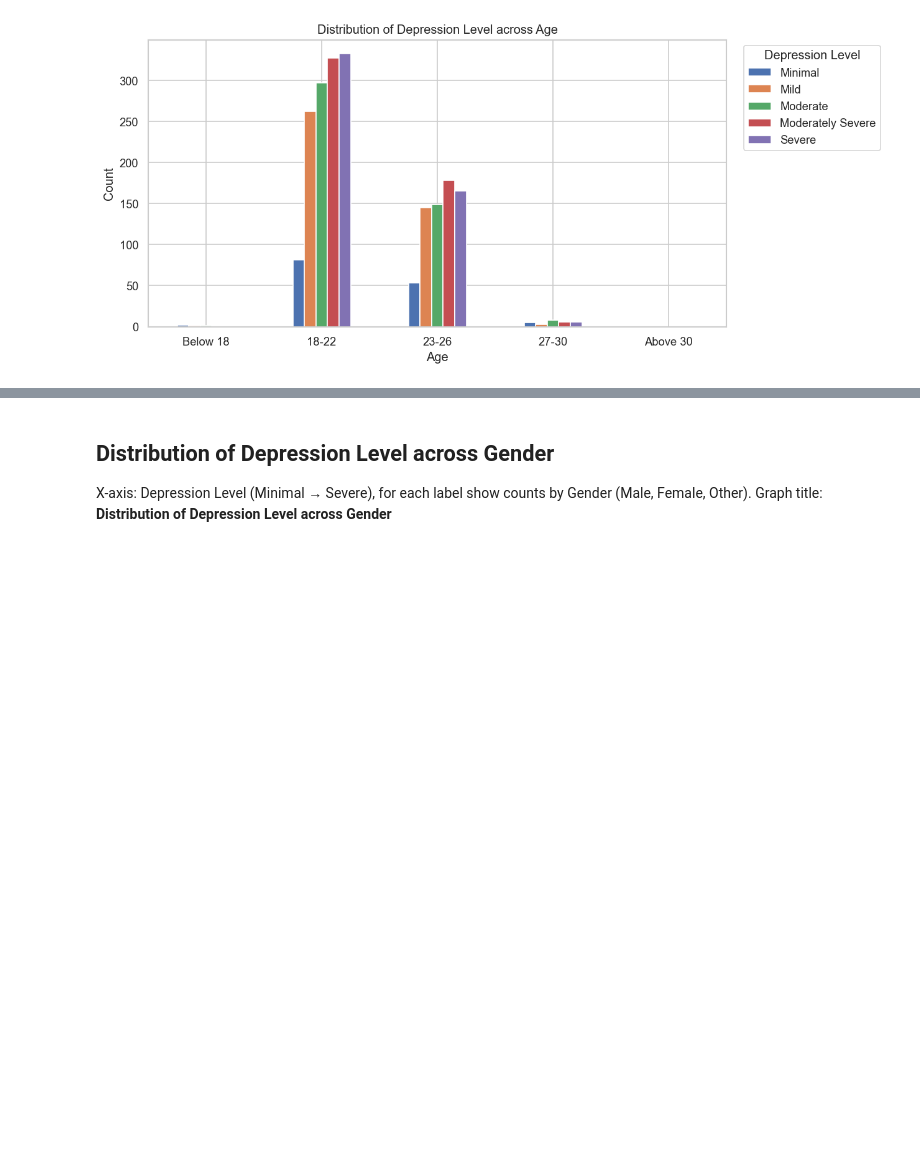
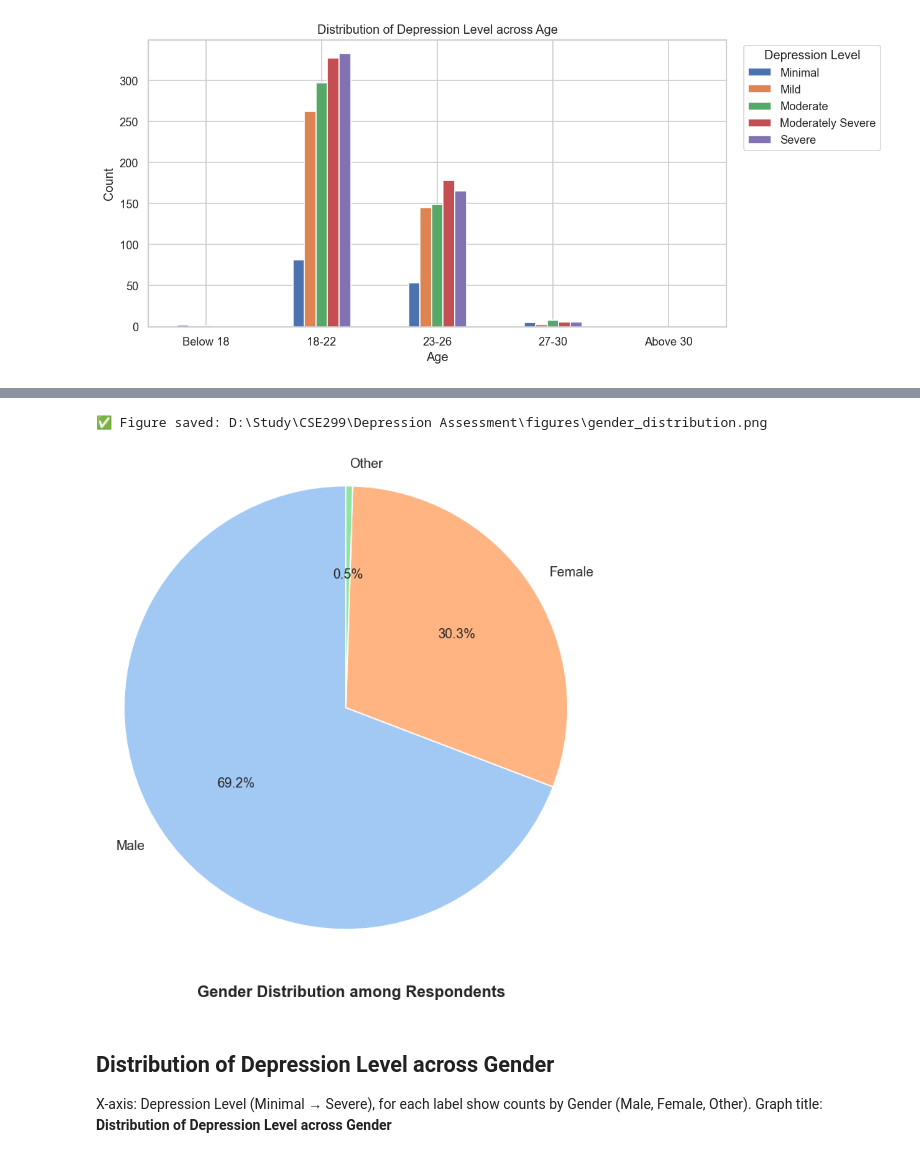
Before and after one commit to ryokrieger/Depression-Assessment, a Jupyter notebook: notebooks/02_exploratory_data_analysis.ipynb, the cells around one changed output, grey strips where cells are left out. Drawn from its saved outputs; the diff is of its cells as text; code cells hidden in the pictures; blank space fills up the shorter version.

Commit message:
Added Gender Distribution in EDA

```diff
--- a/notebooks/02_exploratory_data_analysis.ipynb
+++ b/notebooks/02_exploratory_data_analysis.ipynb
@@ -95,3 +100,35 @@ plt.show()
+# %%
+# Normalize gender text
+df["Gender"] = df["Gender"].astype(str).str.title().replace({"Prefer Not To Say": "Other"})
+
+gender_counts = df["Gender"].value_counts().reindex(["Male", "Female", "Other"]).fillna(0)
+
+fig, ax = plt.subplots(figsize=(6, 6))
+colors = sns.color_palette("pastel")[0:3]
+
+# Create pie chart
+wedges, texts, autotexts = ax.pie(
+    gender_counts,
+    labels=gender_counts.index,
+    autopct="%1.1f%%",
+    startangle=90,
+    colors=colors,
+    textprops={"fontsize": 11},
+)
+ax.axis("equal")  # keeps it circular
+
+# Add title **below** the pie chart
+fig.text(
+    0.5, -0.05, "Gender Distribution among Respondents",
+    ha="center", va="center", fontsize=13, fontweight="bold"
+)
+
+plt.tight_layout()
+save_fig(fig, "gender_distribution")
+plt.show()
+# %% [output]
+✅ Figure saved: D:\Study\CSE299\Depression Assessment\figures\gender_distribution.png
+[figure, added]
 # %% [markdown]
 ## Distribution of Depression Level across Gender
 
```
Also changed, not shown: parts of 1 cell of this notebook, 1 other file.
